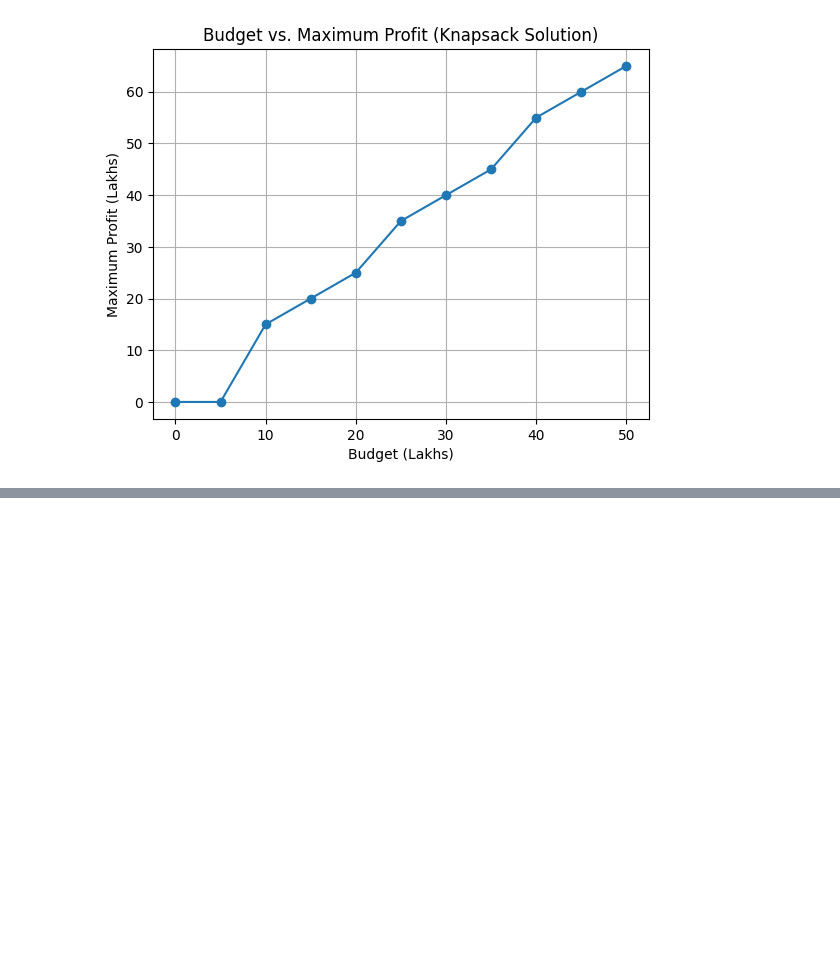
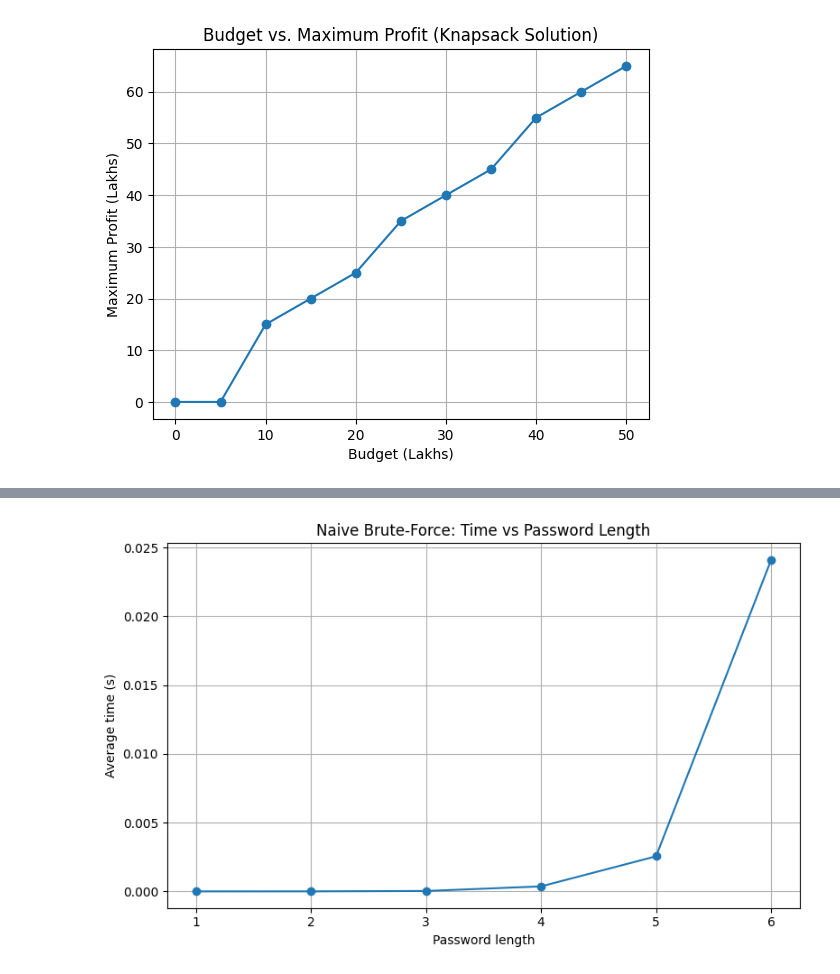
Before and after one commit to prateek16112005/algo_effiiciency_mini_project_prateeek, a Jupyter notebook: assignment2.ipynb, the cells around one changed output, grey strips where cells are left out. Saved outputs shown, nothing was run; the diff lists cells and outputs as text; code cells hidden in the pictures; blank space fills up the shorter version.

```diff
--- a/assignment2_1.ipynb
+++ b/assignment2.ipynb
@@ -273,0 +274,94 @@ Time taken to solve: 50.13 ms
+# %%
+# naive_bruteforce.py
+import itertools
+import time
+import matplotlib.pyplot as plt
+import random
+import string
+
+def brute_force_crack(target, charset):
+    """
+    Try every combination from charset (length from 1 to len(target))
+    until we find target. Returns (found_password, attempts, elapsed_seconds).
+    NOTE: This is naive and tries increasing lengths 1..len(target).
+    """
+    attempts = 0
+    start = time.perf_counter()
+
+    # We assume we know the target's length; iterate that exact length only
+    L = len(target)
+    for comb in itertools.product(charset, repeat=L):
+        attempts += 1
+        guess = ''.join(comb)
+        if guess == target:
+            elapsed = time.perf_counter() - start
+            return guess, attempts, elapsed
+
+    elapsed = time.perf_counter() - start
+    return None, attempts, elapsed
+
+def experiment_vary_length(charset, fixed_prefix="", trials_per_len=3, max_len=6):
+    """
+    For lengths 1..max_len, choose a random password of that length from charset,
+    measure average time to brute force (naive), and return results for plotting.
+    Keep trials_per_len small because brute-force time grows extremely fast.
+    """
+    lengths = list(range(1, max_len+1))
+    avg_times = []
+    avg_attempts = []
+
+    for L in lengths:
+        times = []
+        attempts_lst = []
+        for t in range(trials_per_len):
+            # create a random password of length L (for reproducibility, you may set a seed)
+            target = ''.join(random.choice(charset) for _ in range(L))
+            _, attempts, elapsed = brute_force_crack(target, charset)
+            times.append(elapsed)
+            attempts_lst.append(attempts)
+        avg_times.append(sum(times) / len(times))
+        avg_attempts.append(sum(attempts_lst) / len(attempts_lst))
+
+        # Print progress
+        print(f"Length {L}: avg_time = {avg_times[-1]:.4f}s, avg_attempts = {avg_attempts[-1]:.0f}")
+
+    return lengths, avg_times, avg_attempts
+
+if __name__ == "__main__":
+    # ---- PARAMETERS (keep charset small for demo; increasing charset quickly explodes)
+    charset = 'abc12345w'   # example charset from your problem statement
+    # charset = string.ascii_lowercase  # avoid for large max_len unless you want huge times
+    max_len = 6          # increasing beyond 6 may be infeasible for non-toy charsets
+    trials_per_len = 3
+
+    # Demo: crack a specific target (very short)
+    demo_target = 'a1b'   # small demo target (only for local/test)
+    print("Demo cracking target:", demo_target)
+    found, attempts, elapsed = brute_force_crack(demo_target, charset)
+    if found:
+        print(f"Found '{found}' in {attempts} attempts, time = {elapsed:.4f} seconds")
+    else:
+        print("Not found (unexpected)")
+
+    # Run experiments varying password length and plot time vs length
+    lengths, avg_times, avg_attempts = experiment_vary_length(
+        charset=charset,
+        trials_per_len=trials_per_len,
+        max_len=max_len
+    )
+
+    # Plot: time vs password length
+    plt.figure(figsize=(8,5))
+    plt.plot(lengths, avg_times, marker='o', linestyle='-')
+    plt.title("Naive Brute-Force: Time vs Password Length")
+    plt.xlabel("Password length")
+    plt.ylabel("Average time (s)")
+    plt.grid(True)
+    plt.tight_layout()
+    plt.show()
+
+    # Optionally: print the raw results
+    print("\nResults (length, avg_time_s, avg_attempts):")
+    for L, t, a in zip(lengths, avg_times, avg_attempts):
+        print(f"{L:2d}   {t:.6f}   {a:.0f}")
+# %% [output]
@@ -273,0 +376 @@ Time taken to solve: 50.13 ms
+[figure, added]
```
Also changed, not shown: parts of 2 cells of this notebook.
